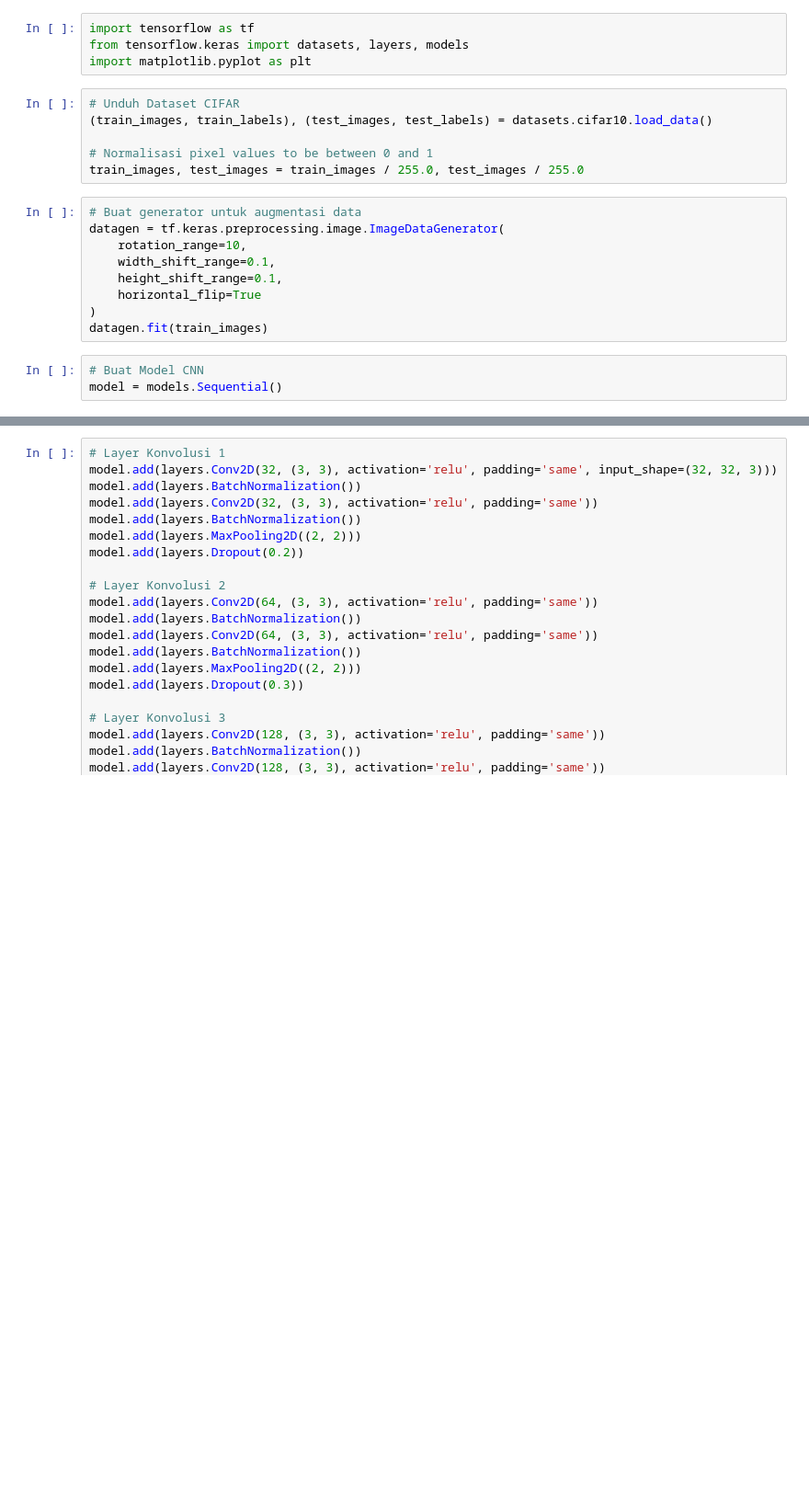
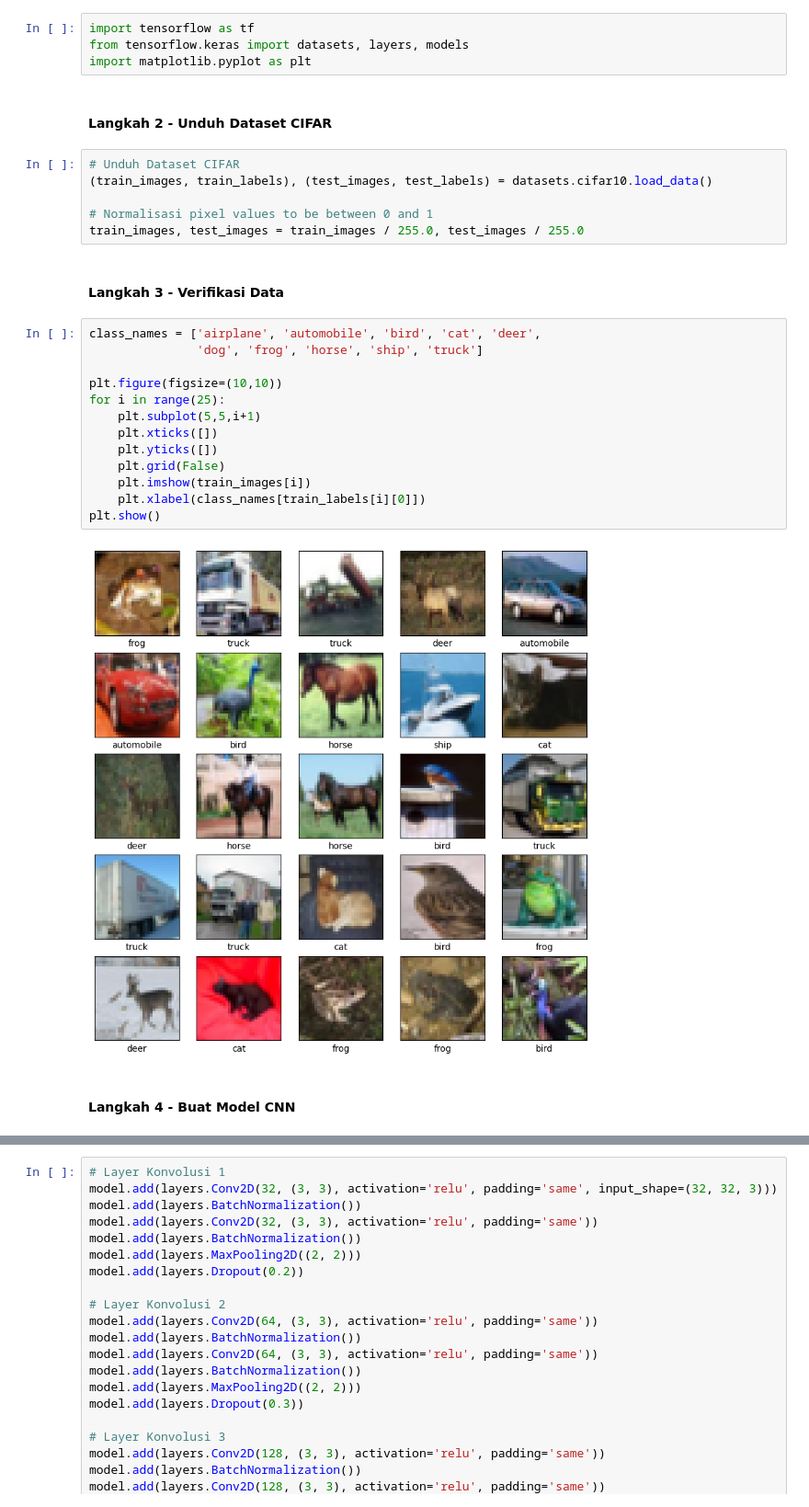
Before and after one commit to Fyodor-DOs/02_2241720083_Machine-Learning, a Jupyter notebook: Pertemuan 10/tugas1.ipynb, the cells around one changed output, grey strips where cells are left out. Shown: that part at 92% size. Cells and saved outputs as stored; diff of their text form; blank space fills up the shorter version.

```diff
--- a/Pertemuan 10/tugas1.ipynb
+++ b/Pertemuan 10/tugas1.ipynb
@@ -10,21 +12,30 @@ Modifikasi model CNN pada praktikum 2 sehingga didapatkan akurasi testing lebih
 import tensorflow as tf
 from tensorflow.keras import datasets, layers, models
 import matplotlib.pyplot as plt
+# %% [markdown]
+#### Langkah 2 - Unduh Dataset CIFAR
 # %%
 # Unduh Dataset CIFAR
 (train_images, train_labels), (test_images, test_labels) = datasets.cifar10.load_data()
 
 # Normalisasi pixel values to be between 0 and 1
 train_images, test_images = train_images / 255.0, test_images / 255.0
-# %%
-# Buat generator untuk augmentasi data
-datagen = tf.keras.preprocessing.image.ImageDataGenerator(
-    rotation_range=10,
-    width_shift_range=0.1,
-    height_shift_range=0.1,
-    horizontal_flip=True
-)
-datagen.fit(train_images)
-# %%
-# Buat Model CNN
-model = models.Sequential()
+# %% [markdown]
+#### Langkah 3 - Verifikasi Data
+# %%
+class_names = ['airplane', 'automobile', 'bird', 'cat', 'deer',
+               'dog', 'frog', 'horse', 'ship', 'truck']
+
+plt.figure(figsize=(10,10))
+for i in range(25):
+    plt.subplot(5,5,i+1)
+    plt.xticks([])
+    plt.yticks([])
+    plt.grid(False)
+    plt.imshow(train_images[i])
+    plt.xlabel(class_names[train_labels[i][0]])
+plt.show()
+# %% [output]
+[figure, added]
+# %% [markdown]
+#### Langkah 4 - Buat Model CNN
```
Also changed, not shown: parts of 9 cells of this notebook.
